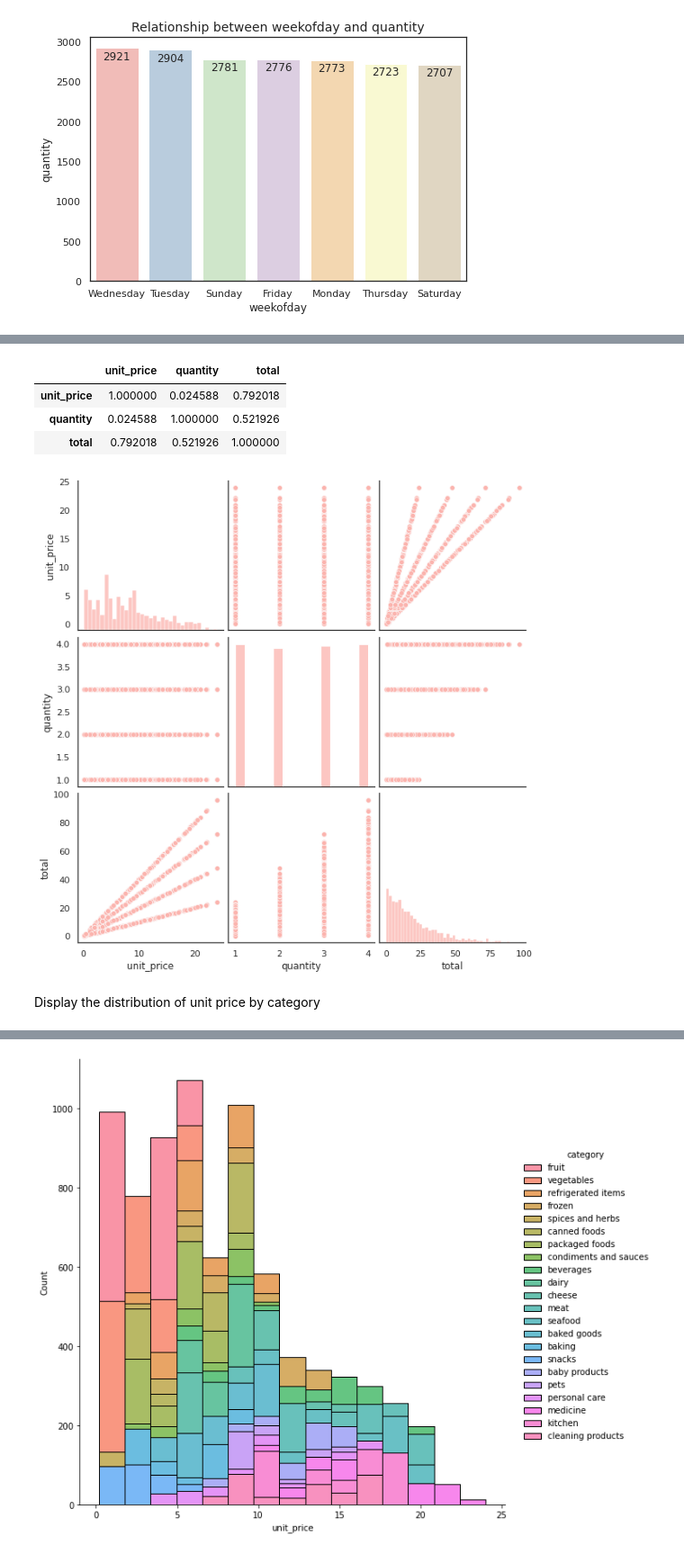
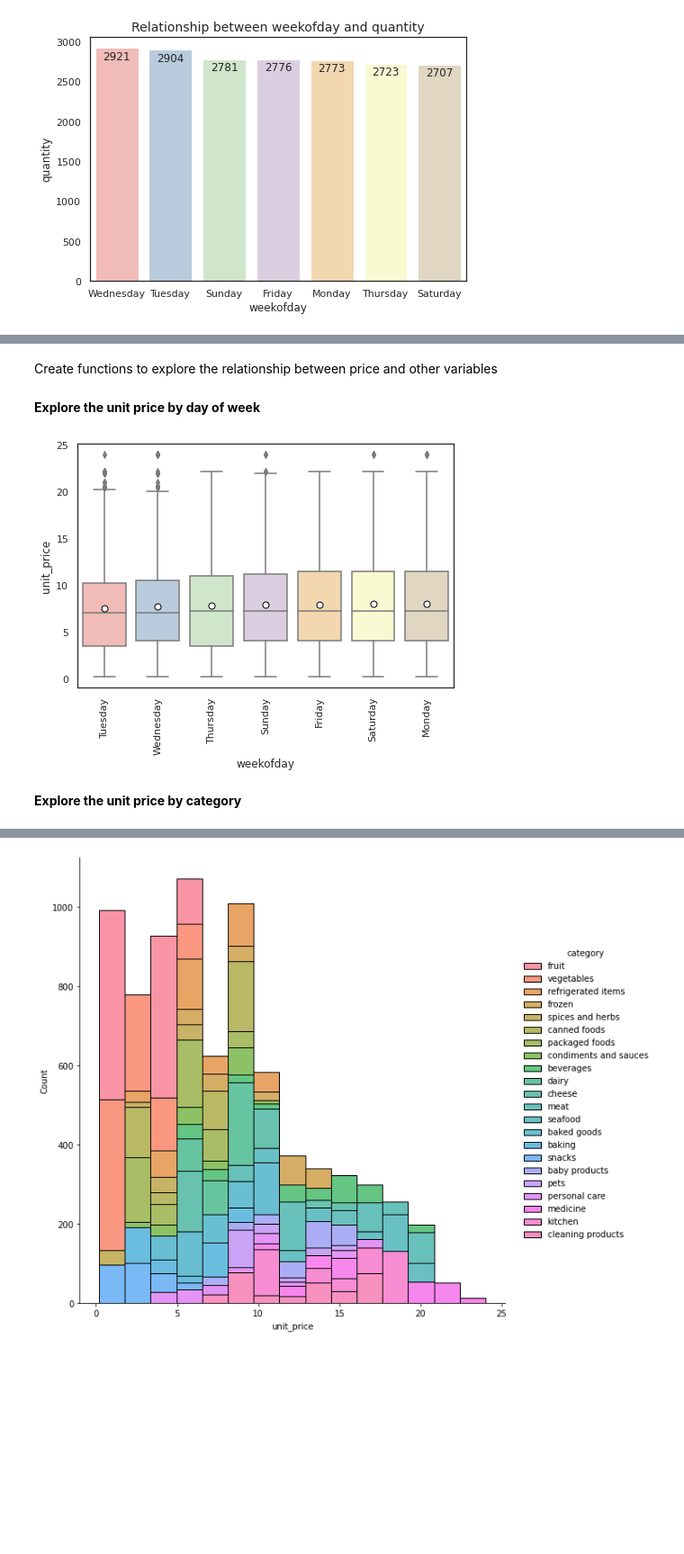
Before and after one commit to amy-panda/Supply_Chain_Forecasting, a Jupyter notebook: notebooks/eda.ipynb, the cells around one changed output, grey strips where cells are left out. Shown at 90% size. Cells and saved outputs as stored; diff of their text form; code cells hidden in the pictures; blank space fills up the shorter version.

Commit message:
Add charts and functions for the relationship of two variables

```diff
--- a/notebooks/eda.ipynb
+++ b/notebooks/eda.ipynb
@@ -337,14 +351,21 @@ plot_quantity_relationship(df,col_x='weekofday')
-# %%
-corr=df.corr()
-corr.style.background_gradient(cmap='Pastel1')
-# %% [output]
-|  | unit_price | quantity | total |
-| unit_price | 1.000000 | 0.024588 | 0.792018 |
-| quantity | 0.024588 | 1.000000 | 0.521926 |
-| total | 0.792018 | 0.521926 | 1.000000 |
-# %%
-sns.pairplot(df,height=3)
-# %% [output]
-[figure, removed]
+# %% [markdown]
+Create functions to explore the relationship between price and other variables
+# %%
+def plot_price_relationship(data: pd.DataFrame = None, col_x: str = None, col_y: str = 'unit_price', height: int = 5, aspect: int = 1.5, palette: str='Pastel1'):
+  fig, ax=plt.subplots(figsize=(aspect*height,height))
+  sns.set_theme(style="white",palette=palette)
+  order = df.groupby(col_x)[col_y].mean().sort_values().index
+  ax=sns.boxplot(x=col_x,y=col_y, data=data, order=order,showmeans=True,
+               meanprops={"marker":"o",
+                       "markerfacecolor":"white",
+                       "markeredgecolor":"black",
+                      "markersize":"8"})
+  plt.xticks(rotation=90)
+# %% [markdown]
+**Explore the unit price by day of week**
+# %%
+plot_price_relationship(data=df,col_x='weekofday')
+# %% [output]
+[figure, added]
 # %% [markdown]
-Display the distribution of unit price by category
+**Explore the unit price by category**
```
Also changed, not shown: parts of 23 cells of this notebook.
